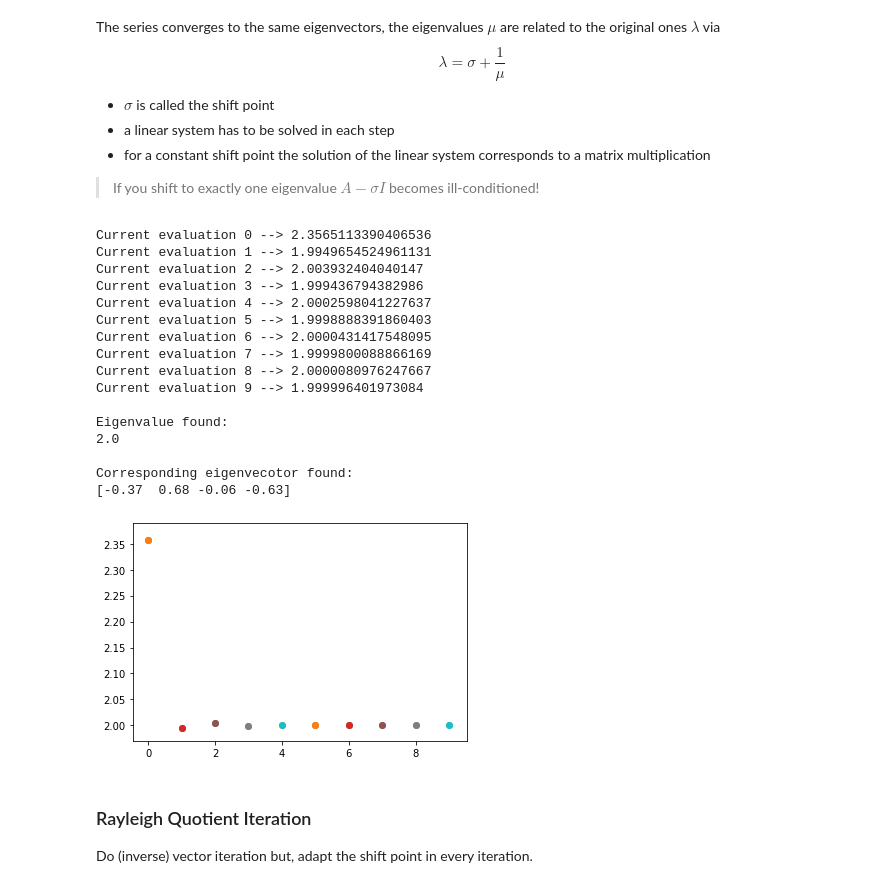
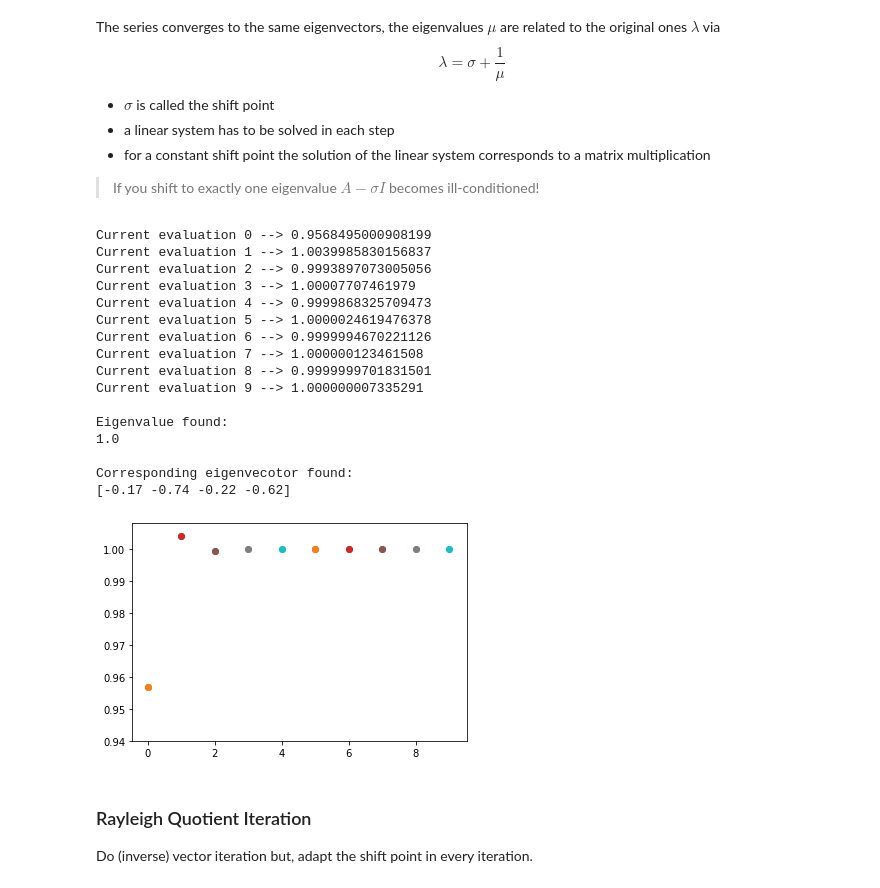
Before and after one commit to phmandl/modalanalyse, a Jupyter notebook: HW1/1_EigenvalueProblem_template.ipynb, the cells around one changed output. Saved outputs shown, nothing was run; the diff lists cells and outputs as text; code cells hidden in the pictures.

```diff
--- a/HW1/1_EigenvalueProblem_template.ipynb
+++ b/HW1/1_EigenvalueProblem_template.ipynb
@@ -158,7 +158,7 @@ $$ \lambda = \sigma + \frac{1}{\mu}$$
 > If you shift to exactly one eigenvalue $A-\sigma I$ becomes ill-conditioned!
 # %%
 # choose shift point
-sig = 1.7
+sig = 1.2
 B = inv(A-sig*np.diag(np.ones_like(D)))
 
 #y = np.dot(Binv,np.ones_like(D)) # start value
@@ -169,47 +169,47 @@ for i in range(10) :
 
     # compute denominator
     den = sum(abs(num)**2)**(1./2)
 
     # compute recursion
     x = num/den
 
-    # Check sign
+    # Check sign with Rayleigh-coeff
     eigV = np.dot(np.transpose(x),np.dot(B,x))/np.dot(np.transpose(x),x)
 
     # update lambda
     lamb = sig + 1/eigV
 
     # do fancy plot
     plt.scatter(i, lamb)
 
     # display some stuff & plot fancy
     print('Current evaluation',i,'-->',lamb)
     plt.scatter(i, lamb, marker='o')
 
 
 print('\nEigenvalue found:')
 print(np.round(sig+1/eigV, 2, out=None))
 
 print('\nCorresponding eigenvecotor found:')
 print(np.round_(x, decimals=2, out=None))
 # %% [output]
-Current evaluation 0 --> 2.3565113390406536
-Current evaluation 1 --> 1.9949654524961131
-Current evaluation 2 --> 2.003932404040147
-Current evaluation 3 --> 1.999436794382986
-Current evaluation 4 --> 2.0002598041227637
-Current evaluation 5 --> 1.9998888391860403
-Current evaluation 6 --> 2.0000431417548095
-Current evaluation 7 --> 1.9999800088866169
-Current evaluation 8 --> 2.0000080976247667
-Current evaluation 9 --> 1.999996401973084
+Current evaluation 0 --> 0.9568495000908199
+Current evaluation 1 --> 1.0039985830156837
+Current evaluation 2 --> 0.9993897073005056
+Current evaluation 3 --> 1.00007707461979
+Current evaluation 4 --> 0.9999868325709473
+Current evaluation 5 --> 1.0000024619476378
+Current evaluation 6 --> 0.9999994670221126
+Current evaluation 7 --> 1.000000123461508
+Current evaluation 8 --> 0.9999999701831501
+Current evaluation 9 --> 1.000000007335291
 
 Eigenvalue found:
-2.0
+1.0
 
 Corresponding eigenvecotor found:
-[-0.37  0.68 -0.06 -0.63]
+[-0.17 -0.74 -0.22 -0.62]
-[figure, old version]
+[figure, new version]
 # %% [markdown]
 ### Rayleigh Quotient Iteration
 
```
Also changed, not shown: parts of 5 cells of this notebook.
